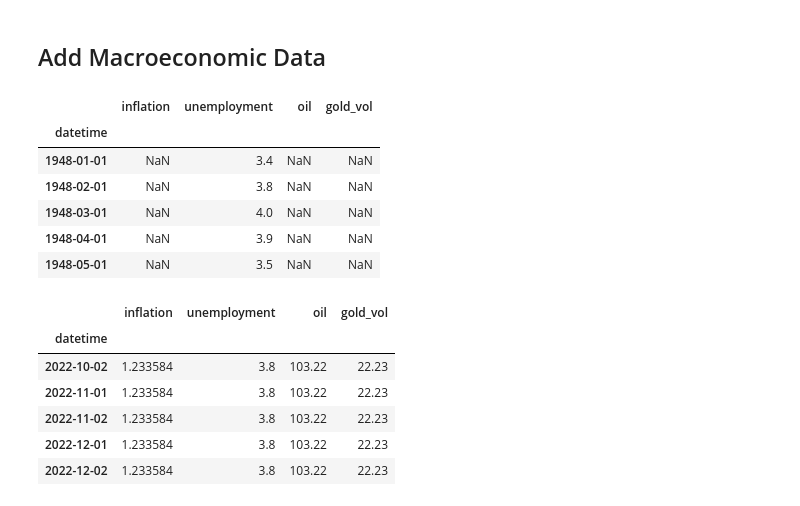
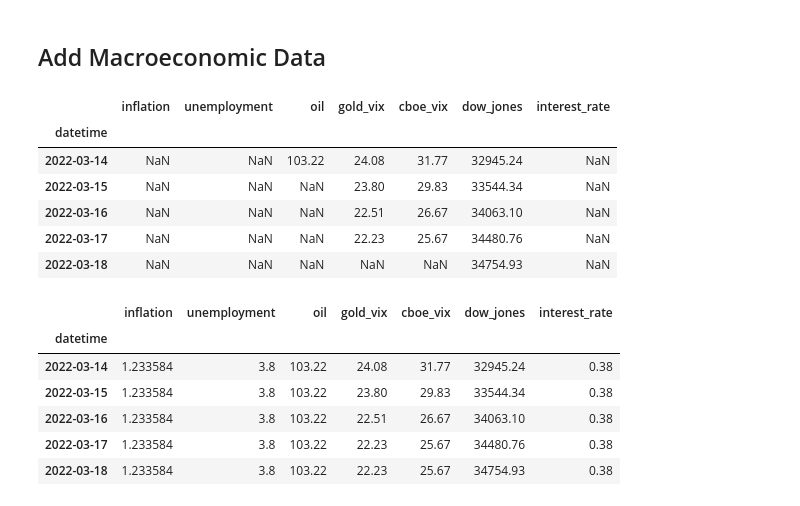
Before and after one commit to astronights/A4_Paper_Trading, a Jupyter notebook: notebooks/IS5006_Historical.ipynb, the cells around one changed output. Drawn from its saved outputs; the diff is of its cells as text; code cells hidden in the pictures.

Commit message:
Added macroecon + pca

```diff
--- a/notebooks/IS5006_Historical.ipynb
+++ b/notebooks/IS5006_Historical.ipynb
@@ -14,6 +37,6 @@ from fredapi import Fred
 # %%
 # dateparse = lambda dates: [datetime.strptime(d, '%Y-%m-%d %H:%M:%S') for d in dates]
 # %%
-df = pd.read_csv('IS5006_Historical_v2.csv', index_col='datetime', parse_dates=[0], dayfirst=True)
+df = pd.read_csv('IS5006_Historical.csv', index_col='datetime', parse_dates=[0], dayfirst=True)
 df.head()
 # %% [output]
@@ -94,7 +117,8 @@ updated_df.to_csv('IS5006_Historical.csv')
 ## Add Macroeconomic Data
 # %%
 macro_series = {'inflation': 'FPCPITOTLZGUSA', 'unemployment': 'UNRATE',
-        'oil': 'DCOILWTICO', 'gold_vol': 'GVZCLS'}
+        'oil': 'DCOILWTICO', 'gold_vix': 'GVZCLS', 'cboe_vix':'VIXCLS', 'dow_jones': 'DJIA',
+        'interest_rate': 'IR3TIB01USM156N'}
 # %%
 fred = Fred(api_key='40ed0248dfecd2195c2bc8353707eead')
 # %%
@@ -107,26 +131,29 @@ for key in macro_series.keys():
   macro_df.set_index('datetime', inplace=True)
   macro_df.sort_index(ascending=True, inplace=True)
 # %%
-macro_df.head()
+macro_df.tail()
 # %% [output]
-|  | inflation | unemployment | oil | gold_vol |
-| datetime |  |  |  |  |
-| 1948-01-01 | NaN | 3.4 | NaN | NaN |
-| 1948-02-01 | NaN | 3.8 | NaN | NaN |
-| 1948-03-01 | NaN | 4.0 | NaN | NaN |
-| 1948-04-01 | NaN | 3.9 | NaN | NaN |
-| 1948-05-01 | NaN | 3.5 | NaN | NaN |
+|  | inflation | unemployment | oil | gold_vix | cboe_vix | dow_jones | interest_rate |
+| datetime |  |  |  |  |  |  |  |
+| 2022-03-14 | NaN | NaN | 103.22 | 24.08 | 31.77 | 32945.24 | NaN |
+| 2022-03-15 | NaN | NaN | NaN | 23.80 | 29.83 | 33544.34 | NaN |
+| 2022-03-16 | NaN | NaN | NaN | 22.51 | 26.67 | 34063.10 | NaN |
+| 2022-03-17 | NaN | NaN | NaN | 22.23 | 25.67 | 34480.76 | NaN |
+| 2022-03-18 | NaN | NaN | NaN | NaN | NaN | 34754.93 | NaN |
 # %%
 macro_df['inflation'] = macro_df['inflation'].fillna(method="ffill")
 macro_df['unemployment'] = macro_df['unemployment'].fillna(method="ffill")
 macro_df['oil'] = macro_df['oil'].interpolate(method='time')
-macro_df['gold_vol'] = macro_df['gold_vol'].interpolate(method='time')
+macro_df['gold_vix'] = macro_df['gold_vix'].interpolate(method='time')
+macro_df['cboe_vix'] = macro_df['cboe_vix'].interpolate(method='time')
+macro_df['dow_jones'] = macro_df['dow_jones'].interpolate(method='time')
+macro_df['interest_rate'] = macro_df['interest_rate'].fillna(method="ffill")
 macro_df.tail()
 # %% [output]
-|  | inflation | unemployment | oil | gold_vol |
-| datetime |  |  |  |  |
-| 2022-10-02 | 1.233584 | 3.8 | 103.22 | 22.23 |
-| 2022-11-01 | 1.233584 | 3.8 | 103.22 | 22.23 |
-| 2022-11-02 | 1.233584 | 3.8 | 103.22 | 22.23 |
-| 2022-12-01 | 1.233584 | 3.8 | 103.22 | 22.23 |
-| 2022-12-02 | 1.233584 | 3.8 | 103.22 | 22.23 |
+|  | inflation | unemployment | oil | gold_vix | cboe_vix | dow_jones | interest_rate |
+| datetime |  |  |  |  |  |  |  |
+| 2022-03-14 | 1.233584 | 3.8 | 103.22 | 24.08 | 31.77 | 32945.24 | 0.38 |
+| 2022-03-15 | 1.233584 | 3.8 | 103.22 | 23.80 | 29.83 | 33544.34 | 0.38 |
+| 2022-03-16 | 1.233584 | 3.8 | 103.22 | 22.51 | 26.67 | 34063.10 | 0.38 |
+| 2022-03-17 | 1.233584 | 3.8 | 103.22 | 22.23 | 25.67 | 34480.76 | 0.38 |
+| 2022-03-18 | 1.233584 | 3.8 | 103.22 | 22.23 | 25.67 | 34754.93 | 0.38 |
```
Also changed, not shown: parts of 10 cells of this notebook, 6 other files.
